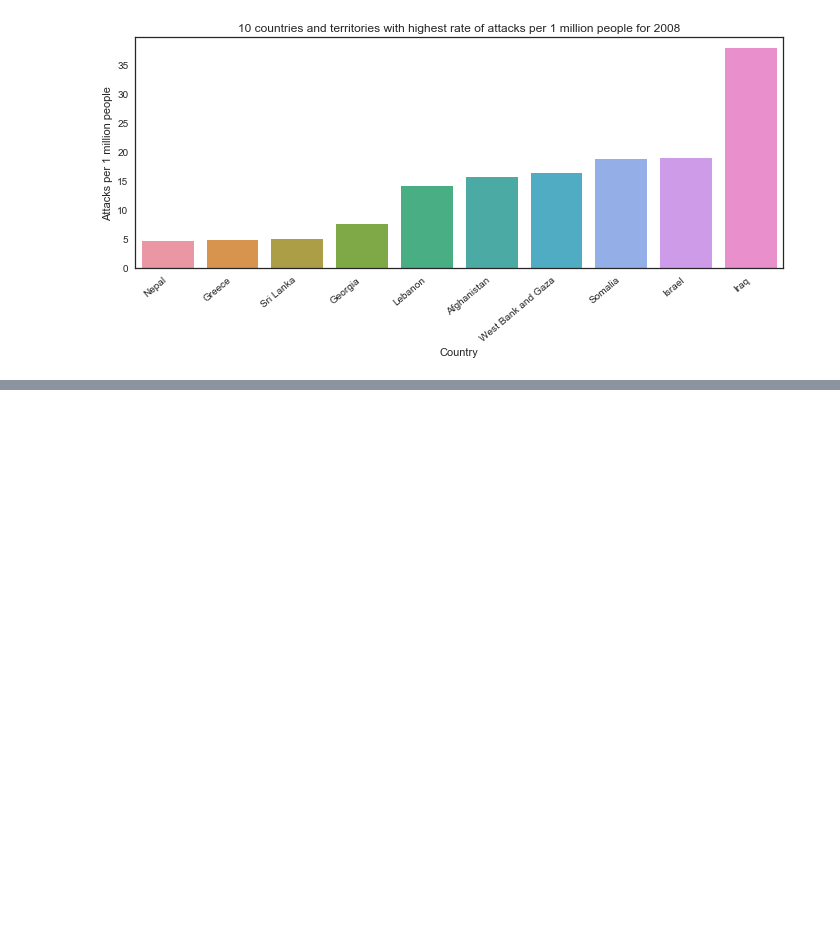
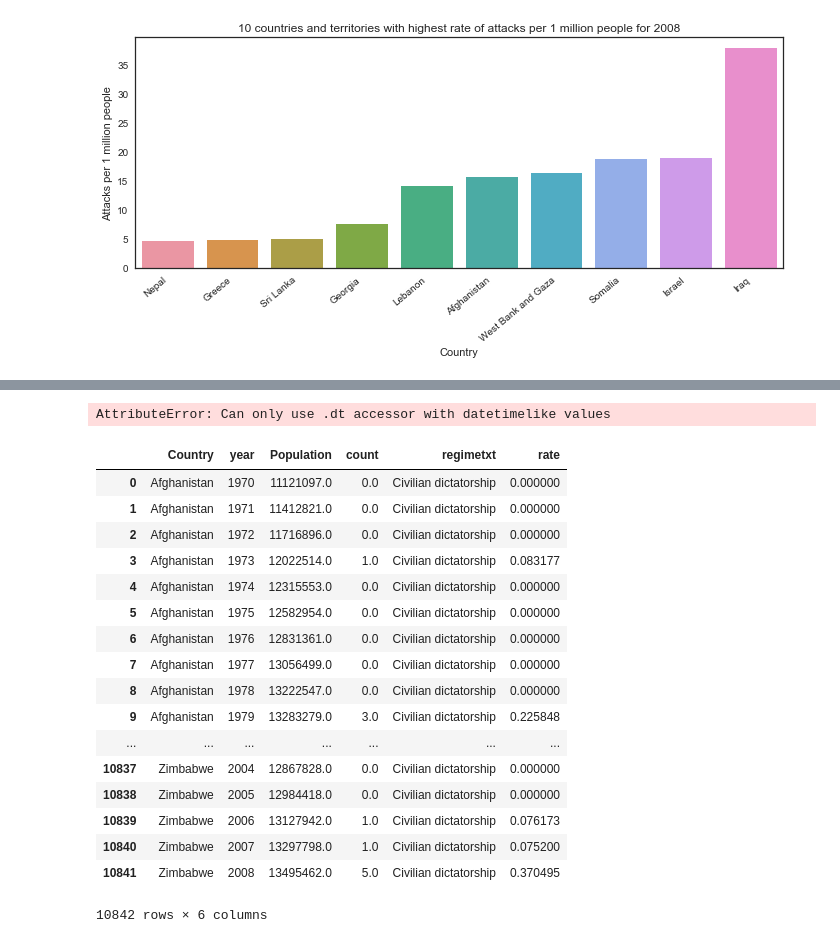
Before and after one commit to erikemueller/final-project-Mueller-Chandra, a Jupyter notebook: Untitled.ipynb, the cells around one changed output, grey strips where cells are left out. Drawn from its saved outputs; the diff is of its cells as text; code cells hidden in the pictures; blank space fills up the shorter version.

```diff
--- a/Untitled.ipynb
+++ b/Untitled.ipynb
@@ -518,0 +507,57 @@ Counter({'Afghanistan': 1,
+# %%
+
+df.groupby([df['year'].dt.year, df['Country']]).agg({'count'})
+countryCount = pd.DataFrame.from_dict(countrycount, orient='index').reset_index()
+countryCount =countryCount.rename(index=str, columns={"index": "Country", 0: "count"})
+
+
+countedCount=pd.merge(gap, groupyear, how='outer')
+countedCount['rate'] = np.where(countedCount['count'] < 1, countedCount['Population'], countedCount['count']/(countedCount['Population']/1000000))
+countedCount=countedCount.fillna(0)
+top10for2008=countedCount.sort_values('rate').tail(30)
+
+sns.set(style="white")
+ax = sns.barplot(x="Country", y="rate", data=top10for2008)
+ax.set_xticklabels(ax.get_xticklabels(), rotation=40, ha="right")
+ax.set(xlabel='Country', ylabel='Attacks per 1 million people', title = "10 countries and territories with highest rate of attacks per 1 million people for 2008")
+ax.set_position([0.2,0.2,1.5,0.8])
+leg = ax.legend(loc = 'center left', bbox_to_anchor = (1.0, 0.5))
+plt.savefig('top10ratepermillion2008.pdf', bbox_inches='tight')
+# %% [output]
+AttributeError: Can only use .dt accessor with datetimelike values
+# %%
+groupyear=df.groupby([df['year'], df['Country']]).agg({'count'})
+groupyear.reset_index(level=1, inplace=True)
+groupyear.reset_index(level=0, inplace=True)
+groupyear=groupyear[groupyear.columns[0:3]]
+groupyear=groupyear.rename(columns={'region_txt': 'count'})
+groupyear.columns = groupyear.columns.droplevel(-1)
+gapwork=gap[(gap['year'] <= 2008) & (gap['year'] >= 1970)]
+df1 = df[['Country','regimetxt']]
+df2=df1.drop_duplicates(keep='first')
+
+
+countedCount=pd.merge(gapwork, groupyear, how='outer').dropna(subset=['Population'])
+countedCount=pd.merge(countedCount, df2)
+countedCount['rate'] = np.where(countedCount['count'] < 1, countedCount['Population'], countedCount['count']/(countedCount['Population']/1000000))
+countedCount=countedCount.fillna(0)
+countedCount
+# %% [output]
+|  | Country | year | Population | count | regimetxt | rate |
+| 0 | Afghanistan | 1970 | 11121097.0 | 0.0 | Civilian dictatorship | 0.000000 |
+| 1 | Afghanistan | 1971 | 11412821.0 | 0.0 | Civilian dictatorship | 0.000000 |
+| 2 | Afghanistan | 1972 | 11716896.0 | 0.0 | Civilian dictatorship | 0.000000 |
+| 3 | Afghanistan | 1973 | 12022514.0 | 1.0 | Civilian dictatorship | 0.083177 |
+| 4 | Afghanistan | 1974 | 12315553.0 | 0.0 | Civilian dictatorship | 0.000000 |
+| 5 | Afghanistan | 1975 | 12582954.0 | 0.0 | Civilian dictatorship | 0.000000 |
+| 6 | Afghanistan | 1976 | 12831361.0 | 0.0 | Civilian dictatorship | 0.000000 |
+| 7 | Afghanistan | 1977 | 13056499.0 | 0.0 | Civilian dictatorship | 0.000000 |
+| 8 | Afghanistan | 1978 | 13222547.0 | 0.0 | Civilian dictatorship | 0.000000 |
+| 9 | Afghanistan | 1979 | 13283279.0 | 3.0 | Civilian dictatorship | 0.225848 |
+| ... | ... | ... | ... | ... | ... | ... |
+| 10837 | Zimbabwe | 2004 | 12867828.0 | 0.0 | Civilian dictatorship | 0.000000 |
+| 10838 | Zimbabwe | 2005 | 12984418.0 | 0.0 | Civilian dictatorship | 0.000000 |
+| 10839 | Zimbabwe | 2006 | 13127942.0 | 1.0 | Civilian dictatorship | 0.076173 |
+| 10840 | Zimbabwe | 2007 | 13297798.0 | 1.0 | Civilian dictatorship | 0.075200 |
+| 10841 | Zimbabwe | 2008 | 13495462.0 | 5.0 | Civilian dictatorship | 0.370495 |
+10842 rows × 6 columns
```
Also changed, not shown: parts of 7 cells of this notebook, 17 other files.
